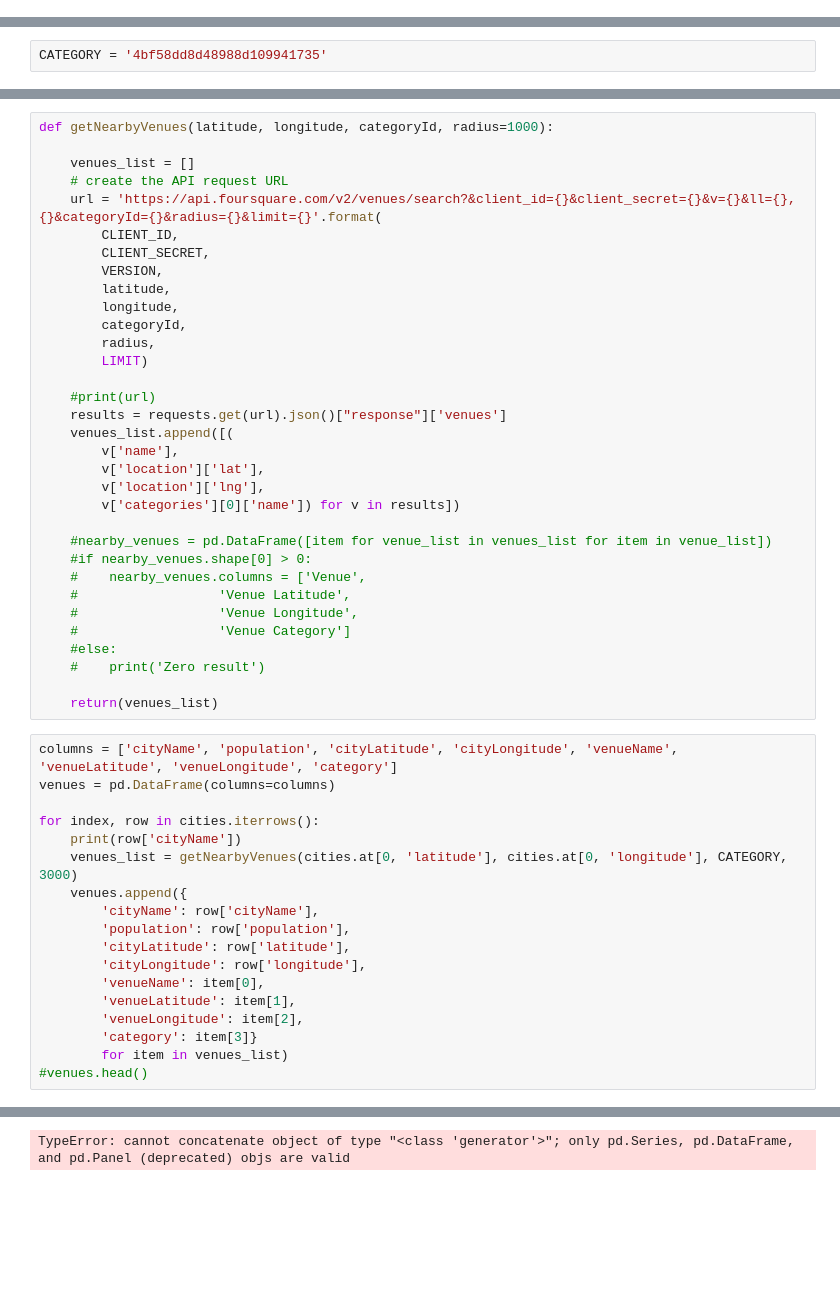
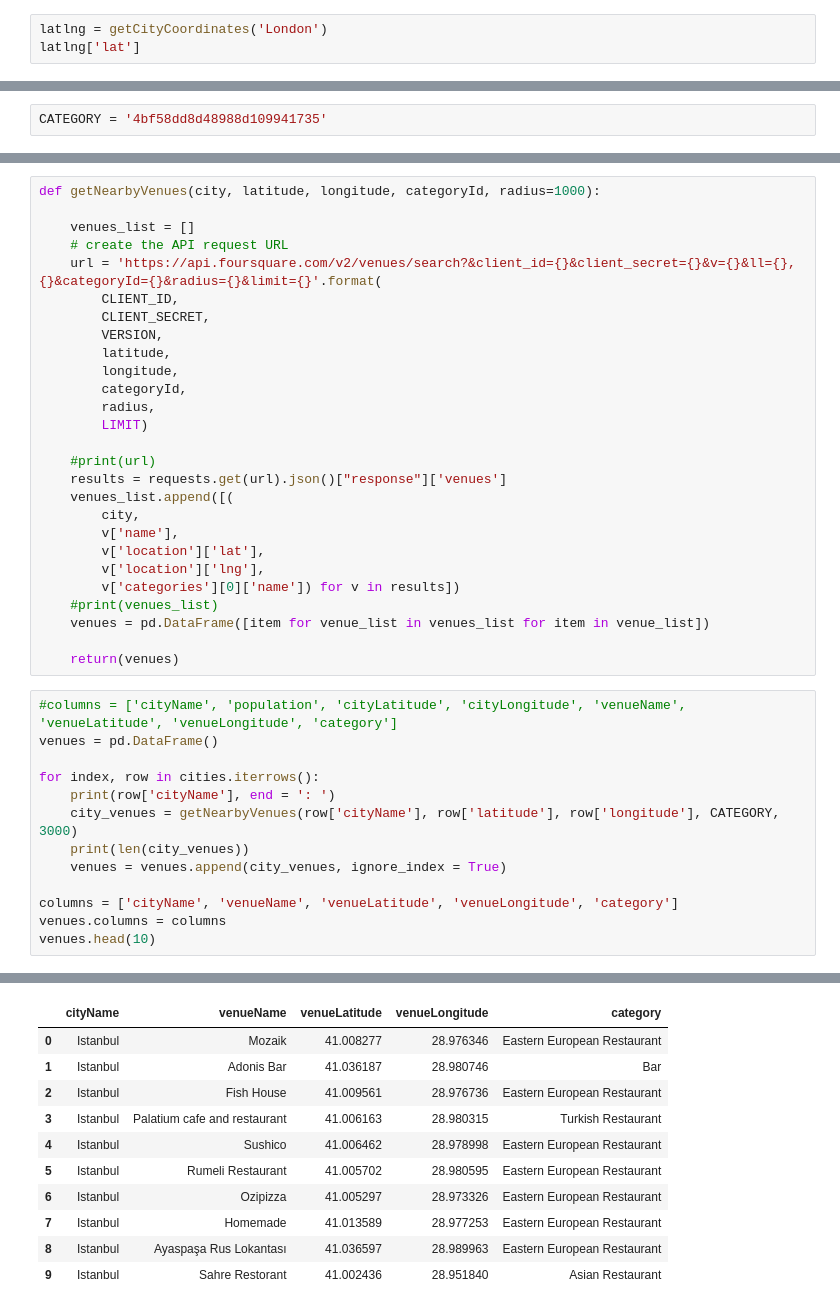
Before and after one commit to vitalykamentcev/DataScienceCourse, a Jupyter notebook: Data Science Capstone II.ipynb, the cells around one changed output, grey strips where cells are left out. Drawn from its saved outputs; the diff is of its cells as text; blank space fills up the shorter version.

```diff
--- a/Data Science Capstone II.ipynb
+++ b/Data Science Capstone II.ipynb
@@ -56,0 +83,3 @@ cities.head(10)
+# %%
+latlng = getCityCoordinates('London')
+latlng['lat']
@@ -87,5 +135,5 @@ LIMIT = 100
 # %%
-def getNearbyVenues(latitude, longitude, categoryId, radius=1000):
+def getNearbyVenues(city, latitude, longitude, categoryId, radius=1000):
 
     venues_list = []
     # create the API request URL
@@ -102,37 +150,26 @@ def getNearbyVenues(latitude, longitude, categoryId, radius=1000):
     #print(url)
     results = requests.get(url).json()["response"]['venues']
     venues_list.append([(
+        city,
         v['name'],
         v['location']['lat'],
         v['location']['lng'],
         v['categories'][0]['name']) for v in results])
+    #print(venues_list)
+    venues = pd.DataFrame([item for venue_list in venues_list for item in venue_list])
 
-    #nearby_venues = pd.DataFrame([item for venue_list in venues_list for item in venue_list])
-    #if nearby_venues.shape[0] > 0:
-    #    nearby_venues.columns = ['Venue',
-    #                  'Venue Latitude',
-    #                  'Venue Longitude',
-    #                  'Venue Category']
-    #else:
-    #    print('Zero result')
-
-    return(venues_list)
+    return(venues)
 # %%
-columns = ['cityName', 'population', 'cityLatitude', 'cityLongitude', 'venueName', 'venueLatitude', 'venueLongitude', 'category']
-venues = pd.DataFrame(columns=columns)
+#columns = ['cityName', 'population', 'cityLatitude', 'cityLongitude', 'venueName', 'venueLatitude', 'venueLongitude', 'category']
+venues = pd.DataFrame()
 
 for index, row in cities.iterrows():
-    print(row['cityName'])
-    venues_list = getNearbyVenues(cities.at[0, 'latitude'], cities.at[0, 'longitude'], CATEGORY, 3000)
-    venues.append({
-        'cityName': row['cityName'],
-        'population': row['population'],
-        'cityLatitude': row['latitude'],
-        'cityLongitude': row['longitude'],
-        'venueName': item[0],
-        'venueLatitude': item[1],
-        'venueLongitude': item[2],
-        'category': item[3]}
-        for item in venues_list)
-#venues.head()
+    print(row['cityName'], end = ': ')
+    city_venues = getNearbyVenues(row['cityName'], row['latitude'], row['longitude'], CATEGORY, 3000)
+    print(len(city_venues))
+    venues = venues.append(city_venues, ignore_index = True)
+
+columns = ['cityName', 'venueName', 'venueLatitude', 'venueLongitude', 'category']
+venues.columns = columns
+venues.head(10)
 # %% [output]
@@ -140,4 +193,14 @@ Istanbul
-TypeError: cannot concatenate object of type "<class 'generator'>"; only pd.Series, pd.DataFrame, and pd.Panel (deprecated) objs are valid
+|  | cityName | venueName | venueLatitude | venueLongitude | category |
+| 0 | Istanbul | Mozaik | 41.008277 | 28.976346 | Eastern European Restaurant |
+| 1 | Istanbul | Adonis Bar | 41.036187 | 28.980746 | Bar |
+| 2 | Istanbul | Fish House | 41.009561 | 28.976736 | Eastern European Restaurant |
+| 3 | Istanbul | Palatium cafe and restaurant | 41.006163 | 28.980315 | Turkish Restaurant |
+| 4 | Istanbul | Sushico | 41.006462 | 28.978998 | Eastern European Restaurant |
+| 5 | Istanbul | Rumeli Restaurant | 41.005702 | 28.980595 | Eastern European Restaurant |
+| 6 | Istanbul | Ozipizza | 41.005297 | 28.973326 | Eastern European Restaurant |
+| 7 | Istanbul | Homemade | 41.013589 | 28.977253 | Eastern European Restaurant |
+| 8 | Istanbul | Ayaspaşa Rus Lokantası | 41.036597 | 28.989963 | Eastern European Restaurant |
+| 9 | Istanbul | Sahre Restorant | 41.002436 | 28.951840 | Asian Restaurant |
 # %%
 venues.shape
 # %% [output]
```
Also changed, not shown: parts of 22 cells of this notebook, 3 other files.
